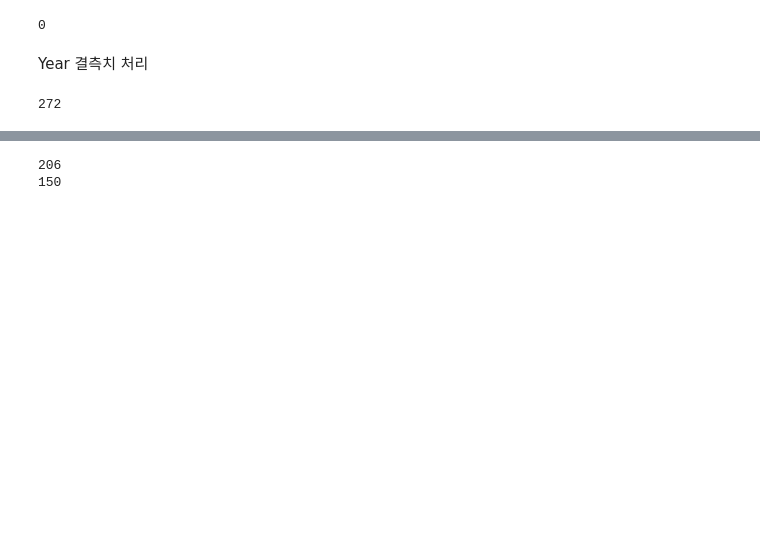
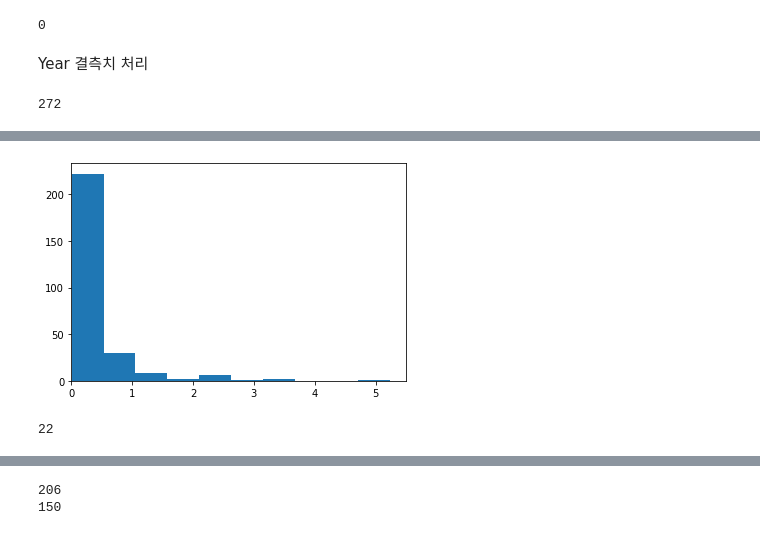
Before and after one commit to nan-park/section1_project, a Jupyter notebook: AI_section1_project.ipynb, the cells around one changed output, grey strips where cells are left out. Drawn from its saved outputs; the diff is of its cells as text; code cells hidden in the pictures; blank space fills up the shorter version.

```diff
--- a/AI_section1_project.ipynb
+++ b/AI_section1_project.ipynb
@@ -340,0 +321,3 @@ for name in name_list:
+# %%
+df_clean['Global_Sales'] = df_clean['NA_Sales'] + df_clean['EU_Sales'] + df_clean['JP_Sales'] + df_clean['Other_Sales']
+df_clean[df_clean.Year.isnull()].describe()
@@ -340,0 +334,11 @@ for name in name_list:
+# %%
+plt.hist(df_clean[df_clean.Year.isnull()].Global_Sales)
+plt.xlim((0, 5.5))
+plt.show()
+# %% [output]
+[figure, added]
+# %%
+year_null = df_clean[df_clean.Year.isnull()]
+len(year_null[year_null.Global_Sales>1])
+# %% [output]
+22
```
Also changed, not shown: parts of 6 cells of this notebook.
